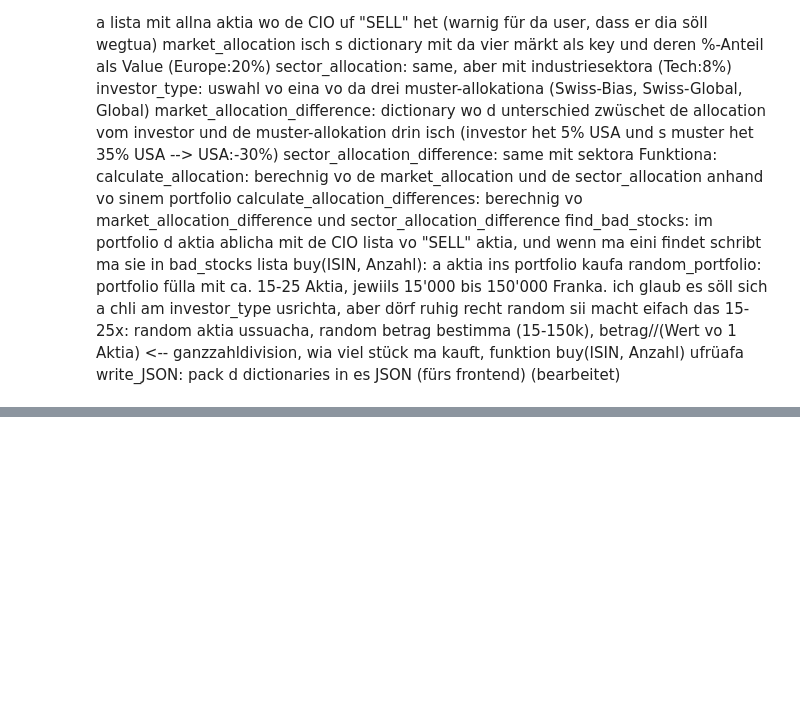
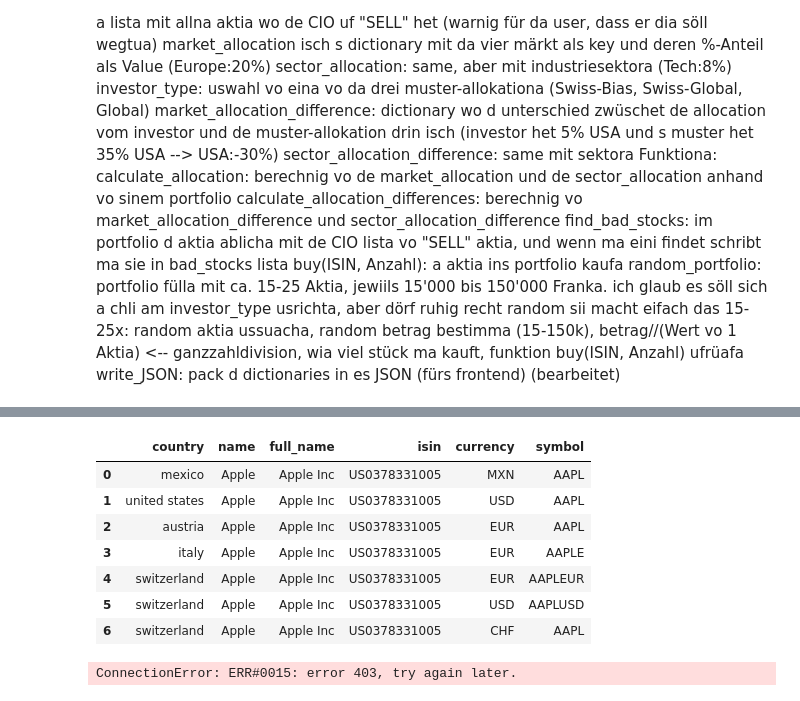
Before and after one commit to glaand/personal-investment-recommender, a Jupyter notebook: analysis/raffi_test.ipynb, the cells around one changed output, grey strips where cells are left out. Saved outputs shown, nothing was run; the diff lists cells and outputs as text; code cells hidden in the pictures; blank space fills up the shorter version.

```diff
--- a/analysis/raffi_test.ipynb
+++ b/analysis/raffi_test.ipynb
@@ -1074,0 +1467,15 @@ write_JSON: pack d dictionaries in es JSON (fürs frontend) (bearbeitet)
+# %%
+investpy.stocks.search_stocks(by='isin', value='US0378331005')
+# %% [output]
+|  | country | name | full_name | isin | currency | symbol |
+| 0 | mexico | Apple | Apple Inc | US0378331005 | MXN | AAPL |
+| 1 | united states | Apple | Apple Inc | US0378331005 | USD | AAPL |
+| 2 | austria | Apple | Apple Inc | US0378331005 | EUR | AAPL |
+| 3 | italy | Apple | Apple Inc | US0378331005 | EUR | AAPLE |
+| 4 | switzerland | Apple | Apple Inc | US0378331005 | EUR | AAPLEUR |
+| 5 | switzerland | Apple | Apple Inc | US0378331005 | USD | AAPLUSD |
+| 6 | switzerland | Apple | Apple Inc | US0378331005 | CHF | AAPL |
+# %%
+investpy.stocks.get_stock_information(stock='AAPL', country='united states')
+# %% [output]
+ConnectionError: ERR#0015: error 403, try again later.
```
Also changed, not shown: parts of 52 cells of this notebook, 3 other files.
